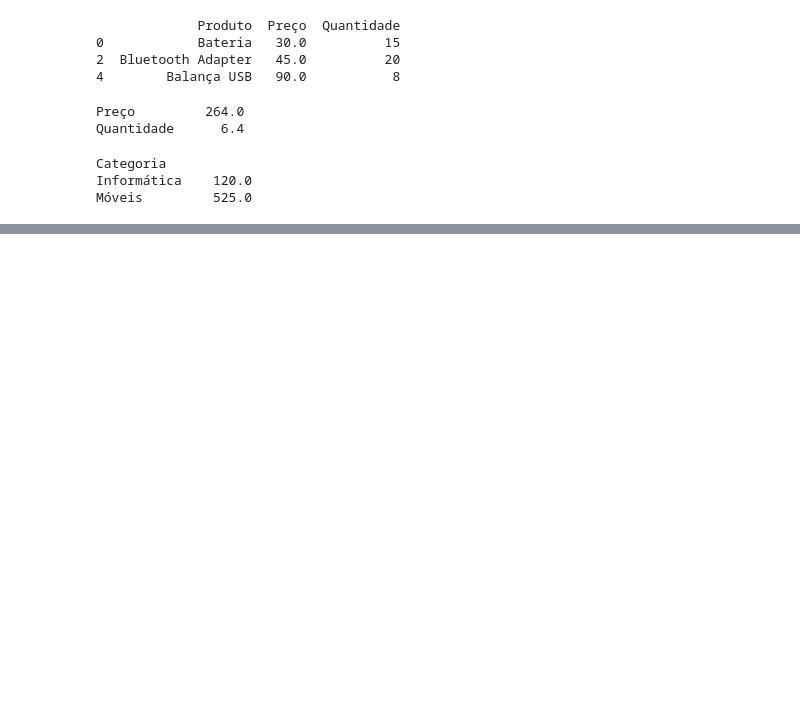
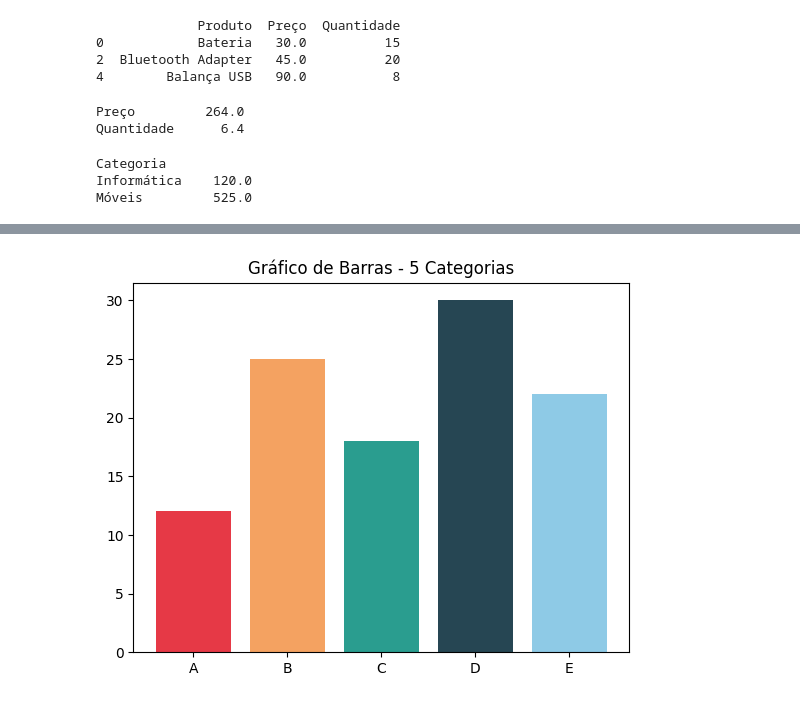
Before and after one commit to gonzagax00/Intelig-ncia-Artificial, a Jupyter notebook: Python_DataScience_[VictorGabrielFigueiraGonzaga][6B][Noturno].ipynb, the cells around one changed output, grey strips where cells are left out. Cells and saved outputs as stored; diff of their text form; code cells hidden in the pictures; blank space fills up the shorter version.

```diff
--- a/Python_DataScience_[VictorGabrielFigueiraGonzaga][6B][Noturno].ipynb
+++ b/Python_DataScience_[VictorGabrielFigueiraGonzaga][6B][Noturno].ipynb
@@ -1089,0 +1141,14 @@ Móveis         525.0
+# %%
+# 4. Crie um gráfico de barras para 5 categorias com valores diferentes, colorindo cada barra de uma cor diferente.
+
+import matplotlib.pyplot as plt
+
+categorias = ['A', 'B', 'C', 'D', 'E']
+valores = [12, 25, 18, 30, 22]
+cores = ['#e63946', '#f4a261', '#2a9d8f', '#264653', '#8ecae6']
+
+plt.bar(categorias, valores, color=cores)
+plt.title('Gráfico de Barras - 5 Categorias')
+plt.show()
+# %% [output]
+[figure, added]
```
Also changed, not shown: parts of 22 cells of this notebook.
